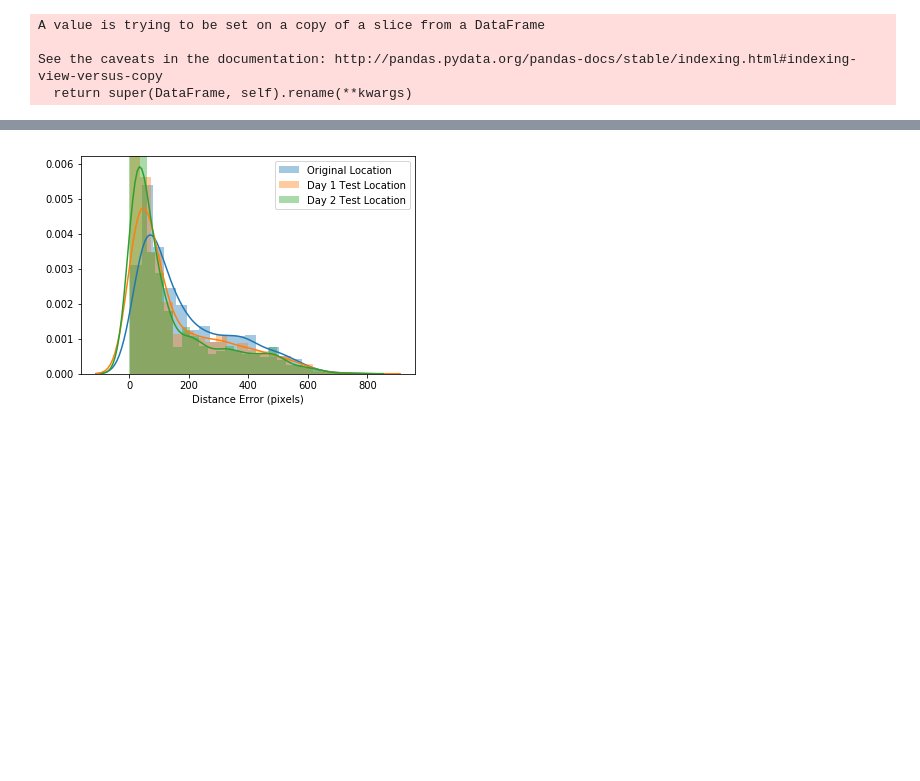
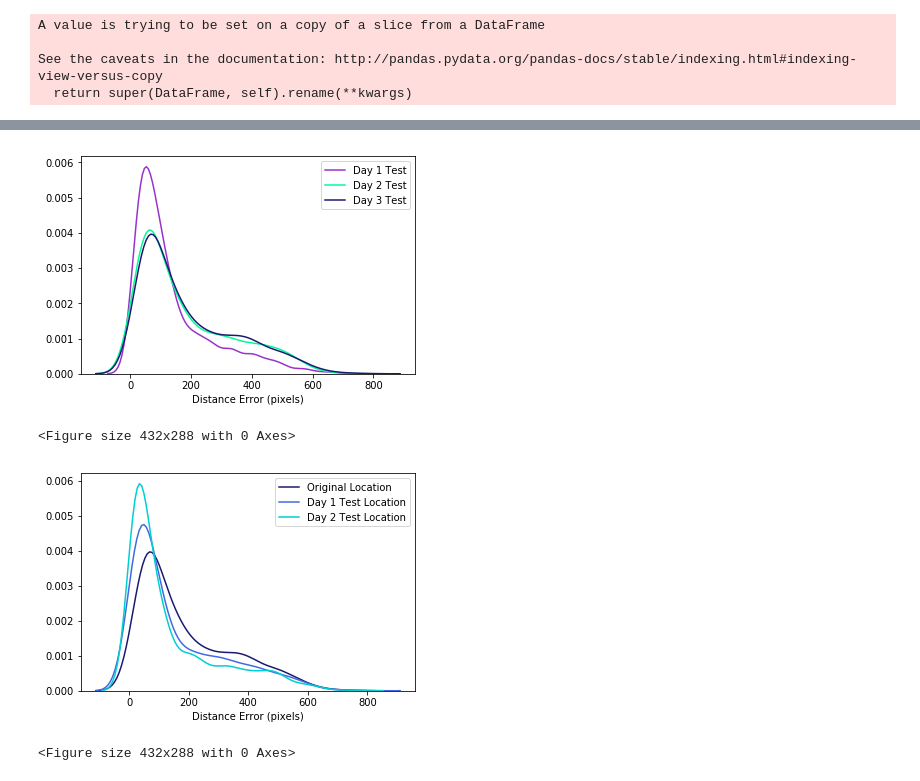
Before and after one commit to donnajobridge/data_visualizations, a Jupyter notebook: react/reactivation_visuals.ipynb, the cells around one changed output, grey strips where cells are left out. Cells and saved outputs as stored; diff of their text form; code cells hidden in the pictures; blank space fills up the shorter version.

```diff
--- a/react/reactivation_visuals.ipynb
+++ b/react/reactivation_visuals.ipynb
@@ -207,16 +205,23 @@ linefig.savefig('figs/react_day3_linefig' + '.png')
 # %%
 t3_legend=['Original Location','Day 1 Test Location','Day 2 Test Location']
 orig_legend=['Day 1 Test', 'Day 2 Test', 'Day 3 Test']
-def make_layered_hist(array, condlist, condDay):
+update_colors = ['midnightblue', 'royalblue', 'darkturquoise']
+forget_colors = ['darkorchid', 'mediumspringgreen', 'midnightblue']
+
+def make_layered_hist(array, condlist, condname, colorlist):
     fig, ax = plt.subplots()
-    for cond in condlist:
-        hist_kde=sns.distplot(array[cond], ax=ax, label=cond)
+    for cond, color in zip(condlist, colorlist):
+        hist_kde=sns.kdeplot(array[cond], ax=ax, label=cond, color=color)
         ax.legend()
         ax.set_xlabel('Distance Error (pixels)')
     plt.show()
     hist_kde=hist_kde.get_figure()
-    hist_kde.savefig('figs/react_hist_kde' + condDay + '.png')
-
-make_layered_hist(t3_wide, t3_legend, 'Day3')
+    hist_kde.savefig('figs/react_kde' + condname + '.png')
+    plt.clf()
+make_layered_hist(orig_wide, orig_legend, 'Forgetting', forget_colors)
+make_layered_hist(t3_wide, t3_legend, 'Updating', update_colors)
 # %% [output]
-[figure, old version]
+[figure, new version]
+<Figure size 432x288 with 0 Axes>
+[figure, added]
+<Figure size 432x288 with 0 Axes>
```
Also changed, not shown: parts of 34 cells of this notebook, 23 other files.
